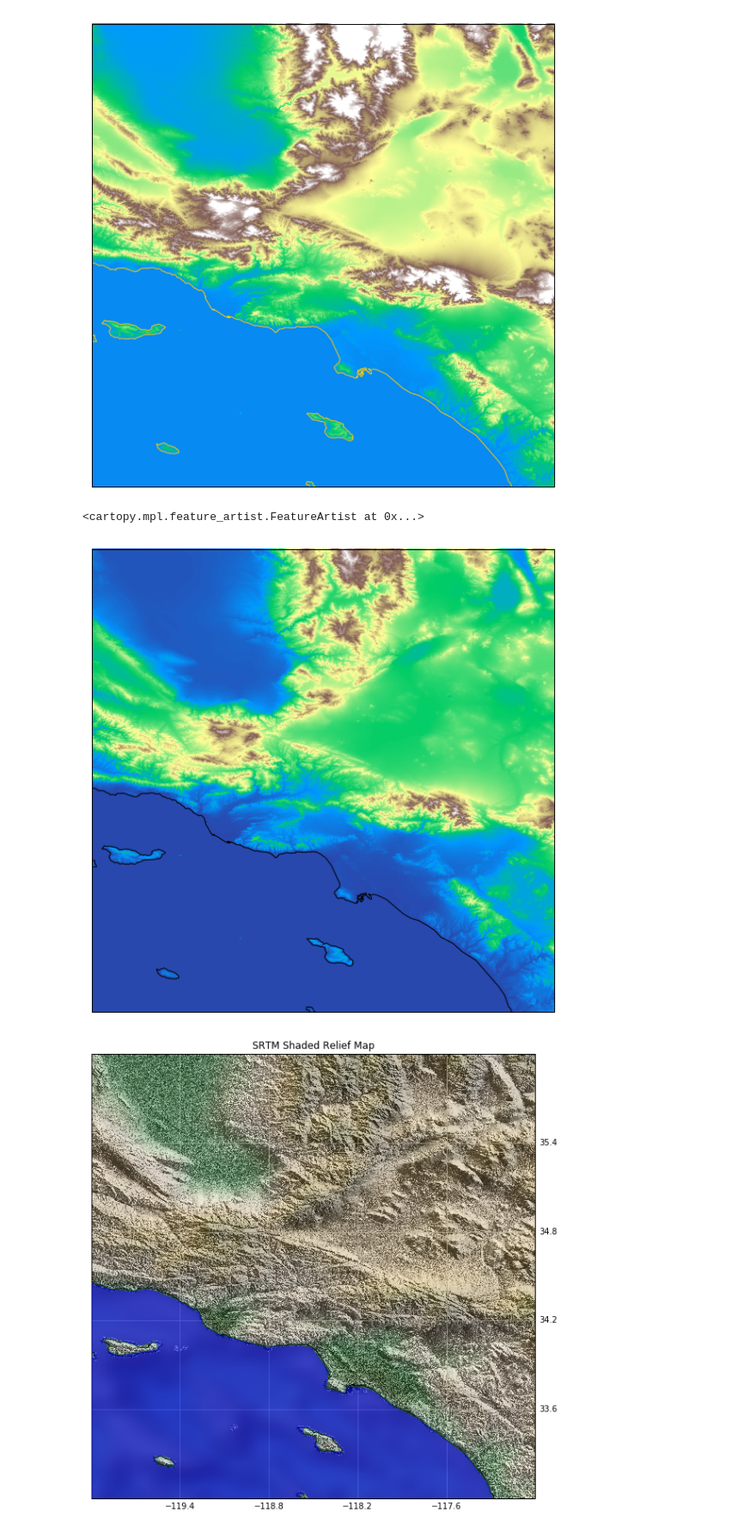
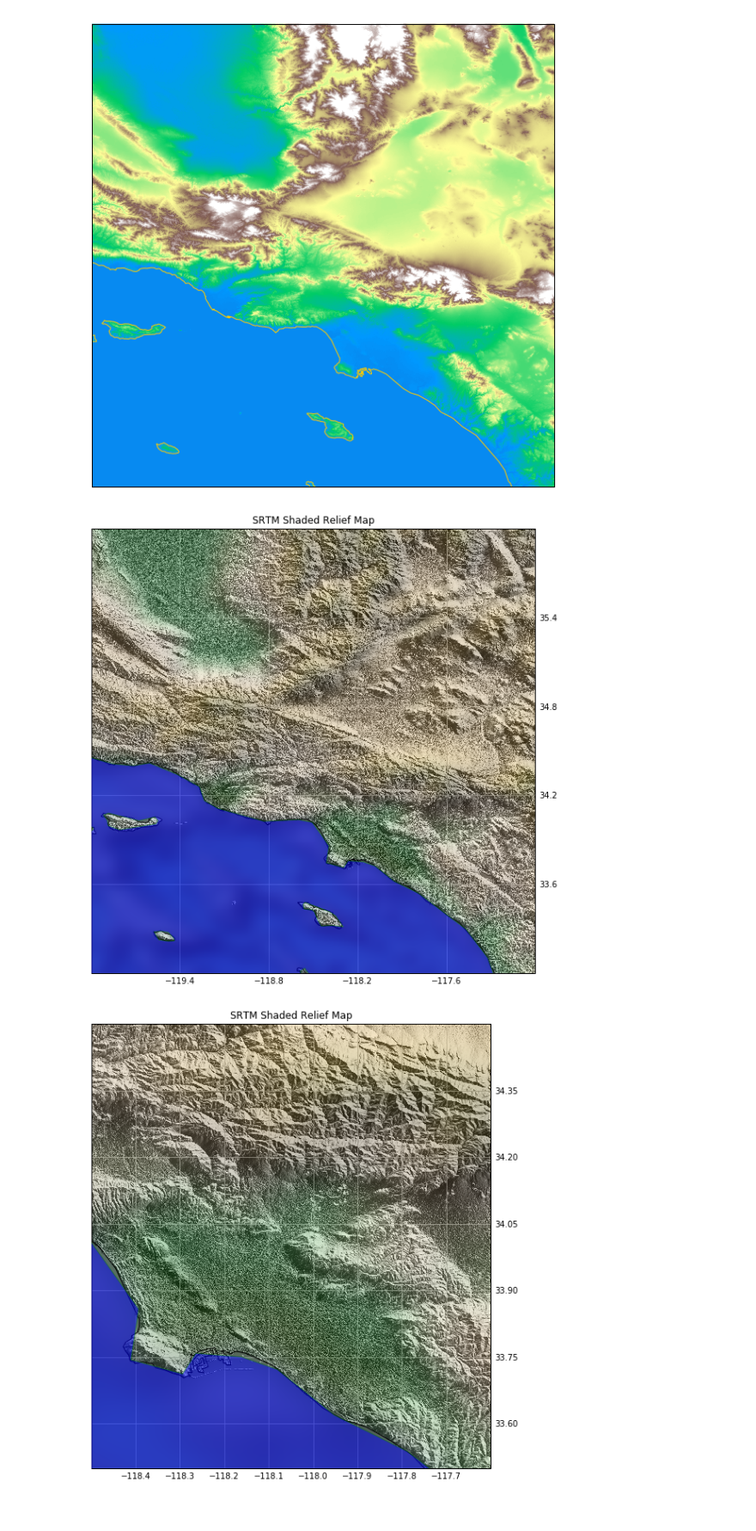
Before and after one commit to Underworld-Geodynamics-Education/Cloud-Intro2Python, a Jupyter notebook: Notebooks/Mapping/6 - Working with Shuttle Radar Topography.ipynb, the cells around one changed output. Shown at 86% size. Saved outputs shown, nothing was run; the diff lists cells and outputs as text; code cells hidden in the pictures.

Commit message:
Outstanding changes
Some further fixes may be needed and update to python 3 to get shuttle radar stuff working

```diff
--- a/Notebooks/Mapping/6 - Working with Shuttle Radar Topography.ipynb
+++ b/Notebooks/Mapping/6 - Working with Shuttle Radar Topography.ipynb
@@ -222,82 +205,107 @@ ax.add_feature(coastline)
 <cartopy.mpl.feature_artist.FeatureArtist at 0x...>
 [figure]
 # %%
+# Shuttle radar shaded relief map
+
 from cartopy.io import srtm as csrtm
-
 
 globaletopo       = gdal.Open("../../Data/Resources/color_etopo1_ice_low.tif")
 globaletopo_img   = globaletopo.ReadAsArray().transpose(1,2,0)
 
-def fill_holes(located_elevations):
+def shade(located_elevations):
     """
     Given an array of elevations in a LocatedImage, fill any holes in
     the data and add a relief (shadows) to give a realistic 3d appearance.
 
     """
-    new_elevations = csrtm.fill_gaps(located_elevations.image, max_distance=15)
-    return LocatedImage(new_elevations, located_elevations.extent)
+
+    new_img = csrtm.add_shading(located_elevations.image, azimuth=135, altitude=33)
+    return LocatedImage(new_img, located_elevations.extent)
 
 
-srtm = PostprocessedRasterSource(SRTM3Source(), fill_holes)
+# Define a raster source which uses the SRTM3 data and applies the
+# fill_and_shade function when the data is retrieved.
 
-plt.figure(figsize=(15, 10))
-ax = plt.subplot(111, projection=ccrs.PlateCarree())
+shaded_srtm = PostprocessedRasterSource(SRTM3Source(), shade)
+
+fig = plt.figure(figsize=(10, 10))
+ax  = plt.subplot(111, projection=ccrs.PlateCarree())
 ax.set_extent(map_extent)
 
-norm = matplotlib.colors.Normalize(vmin=-100, vmax=3000)
-ax.add_raster(srtm, cmap='terrain', norm=norm)
+# Add the shaded SRTM source to our map with a grayscale colormap.
+
+ax.add_raster(shaded_srtm, cmap='Greys', zorder=1)
+
+plt.imshow(globaletopo_img, zorder=2, transform=ccrs.PlateCarree(),
+            extent = [-180.0, 180.0, -90.0, 90.0], interpolation='bicubic', alpha=0.333)
+
 ax.add_feature(coastline, edgecolor="black", linewidth=1, zorder=3)
+ax.add_feature(ocean,  zorder=4, alpha = 0.5)
+
+# This data is high resolution, so pick a small area which has some
+# interesting orography.
+
+plt.title("SRTM Shaded Relief Map")
+
+gl = ax.gridlines(draw_labels=True)
+gl.xlabels_top = False
+gl.ylabels_left = False
+
+fig.savefig("LA_Region_ShadedRelief", dpi=600)
 # %% [output]
-<cartopy.mpl.feature_artist.FeatureArtist at 0x...>
-[figure, old version]
+[figure, new version]
 # %%
 # Shuttle radar shaded relief map
 
 from cartopy.io import srtm as csrtm
 
-globaletopo       = gdal.Open("../../Data/Resources/color_etopo1_ice_low.tif")
-globaletopo_img   = globaletopo.ReadAsArray().transpose(1,2,0)
+# globaletopo       = gdal.Open("../../Data/Resources/color_etopo1_ice_low.tif")
+# globaletopo_img   = globaletopo.ReadAsArray().transpose(1,2,0)
 
-def fill_and_shade(located_elevations):
+map_extent = [ -118.5, -117.6, 33.5, 34.5]
+
+
+def shade(located_elevations):
     """
     Given an array of elevations in a LocatedImage, fill any holes in
     the data and add a relief (shadows) to give a realistic 3d appearance.
 
     """
-    new_elevations = csrtm.fill_gaps(located_elevations.image, max_distance=15)
-    new_img = csrtm.add_shading(new_elevations, azimuth=135, altitude=33)
+    new_img = csrtm.add_shading(located_elevations.image, azimuth=135, altitude=33)
     return LocatedImage(new_img, located_elevations.extent)
 
 
 # Define a raster source which uses the SRTM3 data and applies the
 # fill_and_shade function when the data is retrieved.
 
-shaded_srtm = PostprocessedRasterSource(SRTM3Source(), fill_and_shade)
+shaded_srtm = PostprocessedRasterSource(SRTM3Source(), shade)
 
-plt.figure(figsize=(10, 10))
-ax = plt.subplot(111, projection=ccrs.PlateCarree())
+fig = plt.figure(figsize=(10, 10))
+ax  = plt.subplot(111, projection=ccrs.PlateCarree())
 ax.set_extent(map_extent)
 
 # Add the shaded SRTM source to our map with a grayscale colormap.
 
 ax.add_raster(shaded_srtm, cmap='Greys', zorder=1)
 
 plt.imshow(globaletopo_img, zorder=2, transform=ccrs.PlateCarree(),
            extent = [-180.0, 180.0, -90.0, 90.0], interpolation='bicubic', alpha=0.333)
 
 ax.add_feature(coastline, edgecolor="black", linewidth=1, zorder=3)
-ax.add_feature(ocean,  zorder=4, alpha = 0.5)
+ax.add_feature(ocean,  zorder=4, alpha = 0.25)
 
 
 
 # This data is high resolution, so pick a small area which has some
 # interesting orography.
 
 
 plt.title("SRTM Shaded Relief Map")
 
 gl = ax.gridlines(draw_labels=True)
 gl.xlabels_top = False
 gl.ylabels_left = False
+
+fig.savefig("LA_Basin_ShadedRelief", dpi=600)
 # %% [output]
-[figure, old version]
+[figure, new version]
```
Also changed, not shown: parts of 10 cells of this notebook, 12 other files.
